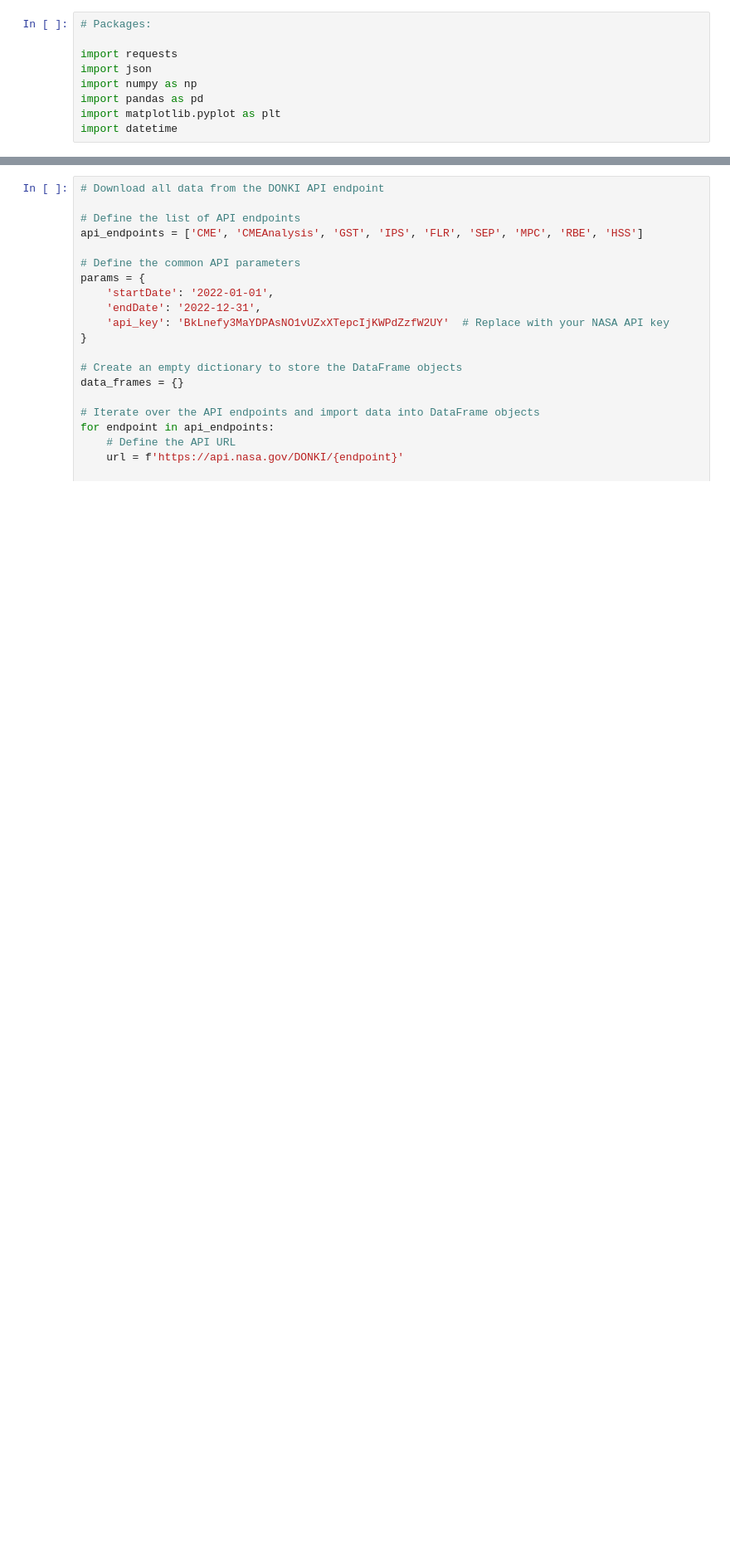
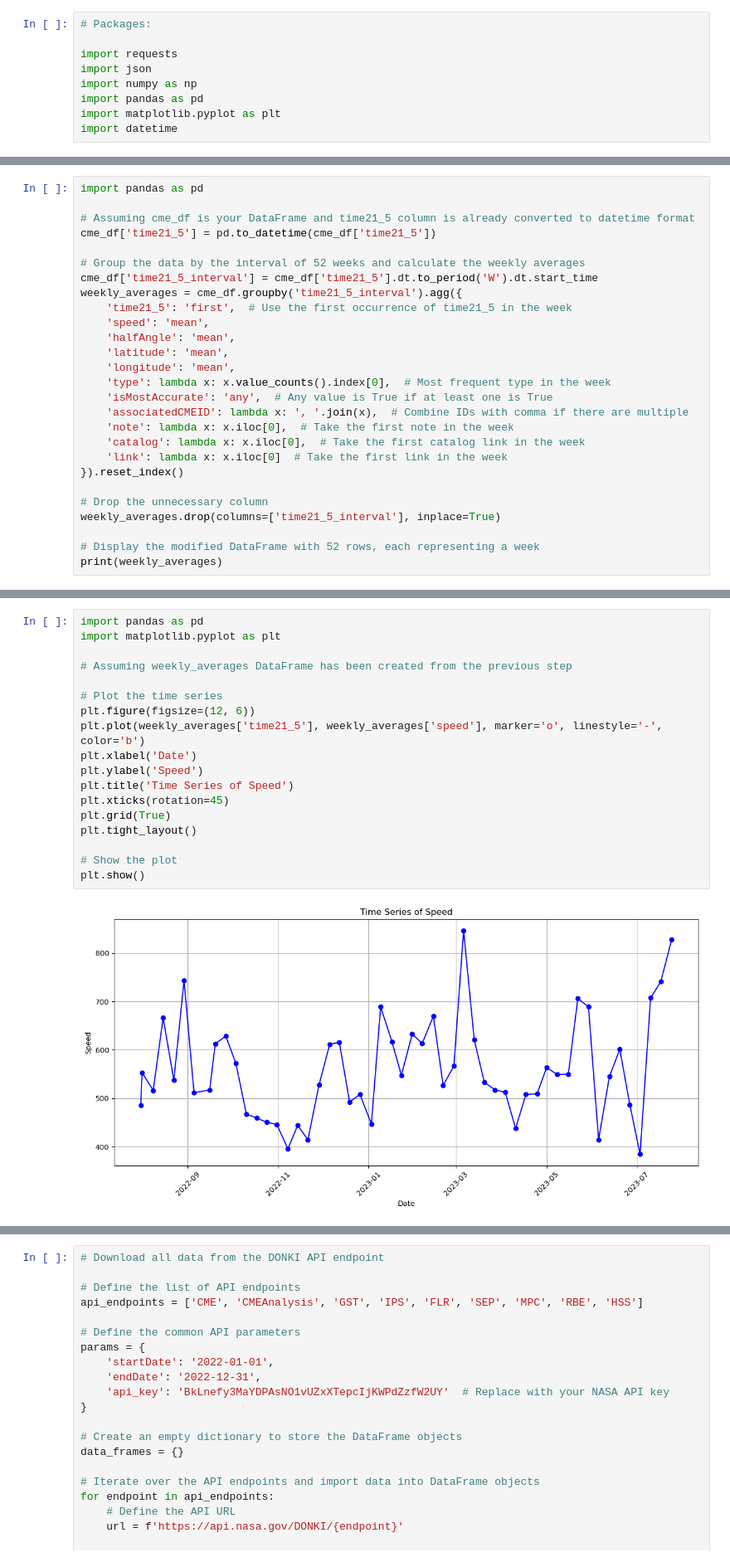
Before and after one commit to S-Belon/Python-Project, a Jupyter notebook: python_project.ipynb, the cells around one changed output, grey strips where cells are left out. Shown: that part at 83% size. Saved outputs shown, nothing was run; the diff lists cells and outputs as text; blank space fills up the shorter version.

Commit message:
added ts line graph for CMEAnalysis

```diff
--- a/python_project.ipynb
+++ b/python_project.ipynb
@@ -238,0 +208,27 @@ Warning: 'time' column not found in DataFrame for endpoint HSS
+# %%
+import pandas as pd
+
+# Assuming cme_df is your DataFrame and time21_5 column is already converted to datetime format
+cme_df['time21_5'] = pd.to_datetime(cme_df['time21_5'])
+
+# Group the data by the interval of 52 weeks and calculate the weekly averages
+cme_df['time21_5_interval'] = cme_df['time21_5'].dt.to_period('W').dt.start_time
+weekly_averages = cme_df.groupby('time21_5_interval').agg({
+    'time21_5': 'first',  # Use the first occurrence of time21_5 in the week
+    'speed': 'mean',
+    'halfAngle': 'mean',
+    'latitude': 'mean',
+    'longitude': 'mean',
+    'type': lambda x: x.value_counts().index[0],  # Most frequent type in the week
+    'isMostAccurate': 'any',  # Any value is True if at least one is True
+    'associatedCMEID': lambda x: ', '.join(x),  # Combine IDs with comma if there are multiple
+    'note': lambda x: x.iloc[0],  # Take the first note in the week
+    'catalog': lambda x: x.iloc[0],  # Take the first catalog link in the week
+    'link': lambda x: x.iloc[0]  # Take the first link in the week
+}).reset_index()
+
+# Drop the unnecessary column
+weekly_averages.drop(columns=['time21_5_interval'], inplace=True)
+
+# Display the modified DataFrame with 52 rows, each representing a week
+print(weekly_averages)
@@ -238,0 +253,20 @@ Warning: 'time' column not found in DataFrame for endpoint HSS
+# %%
+import pandas as pd
+import matplotlib.pyplot as plt
+
+# Assuming weekly_averages DataFrame has been created from the previous step
+
+# Plot the time series
+plt.figure(figsize=(12, 6))
+plt.plot(weekly_averages['time21_5'], weekly_averages['speed'], marker='o', linestyle='-', color='b')
+plt.xlabel('Date')
+plt.ylabel('Speed')
+plt.title('Time Series of Speed')
+plt.xticks(rotation=45)
+plt.grid(True)
+plt.tight_layout()
+
+# Show the plot
+plt.show()
+# %% [output]
+[figure, added]
```
Also changed, not shown: parts of 19 cells of this notebook, 3 other files.
